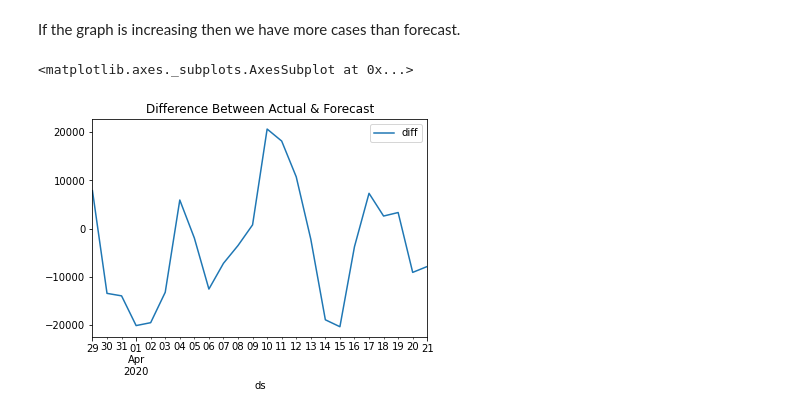
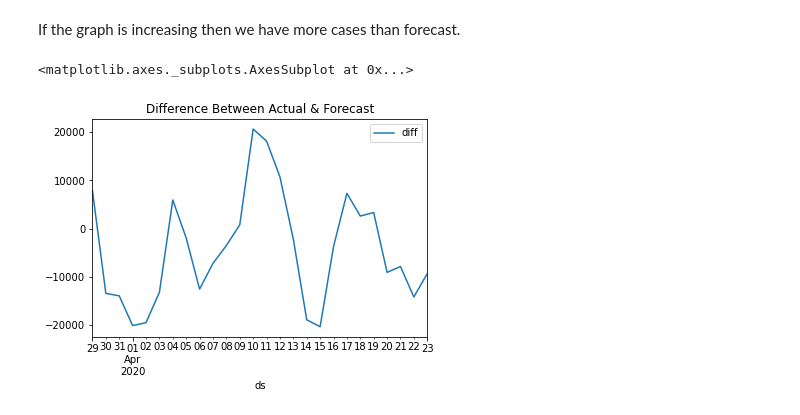
Before and after one commit to synaplasticity/fbprop, a Jupyter notebook: covaid-19-notebook.ipynb, the cells around one changed output. Cells and saved outputs as stored; diff of their text form; code cells hidden in the pictures.

```diff
--- a/covaid-19-notebook.ipynb
+++ b/covaid-19-notebook.ipynb
@@ -226,8 +226,8 @@ f_val_results[0:-2].plot(x='ds', y=['error', 'accuracy'],
 # %% [markdown]
 If the graph is increasing then we have more cases than forecast.
 # %%
-f_val_results[0:-2].plot(x='ds', y=['diff'],
+f_val_results.plot(x='ds', y=['diff'],
                         kind='line', title="Difference Between Actual & Forecast")
 # %% [output]
 <matplotlib.axes._subplots.AxesSubplot at 0x...>
-[figure, old version]
+[figure, new version]
```
